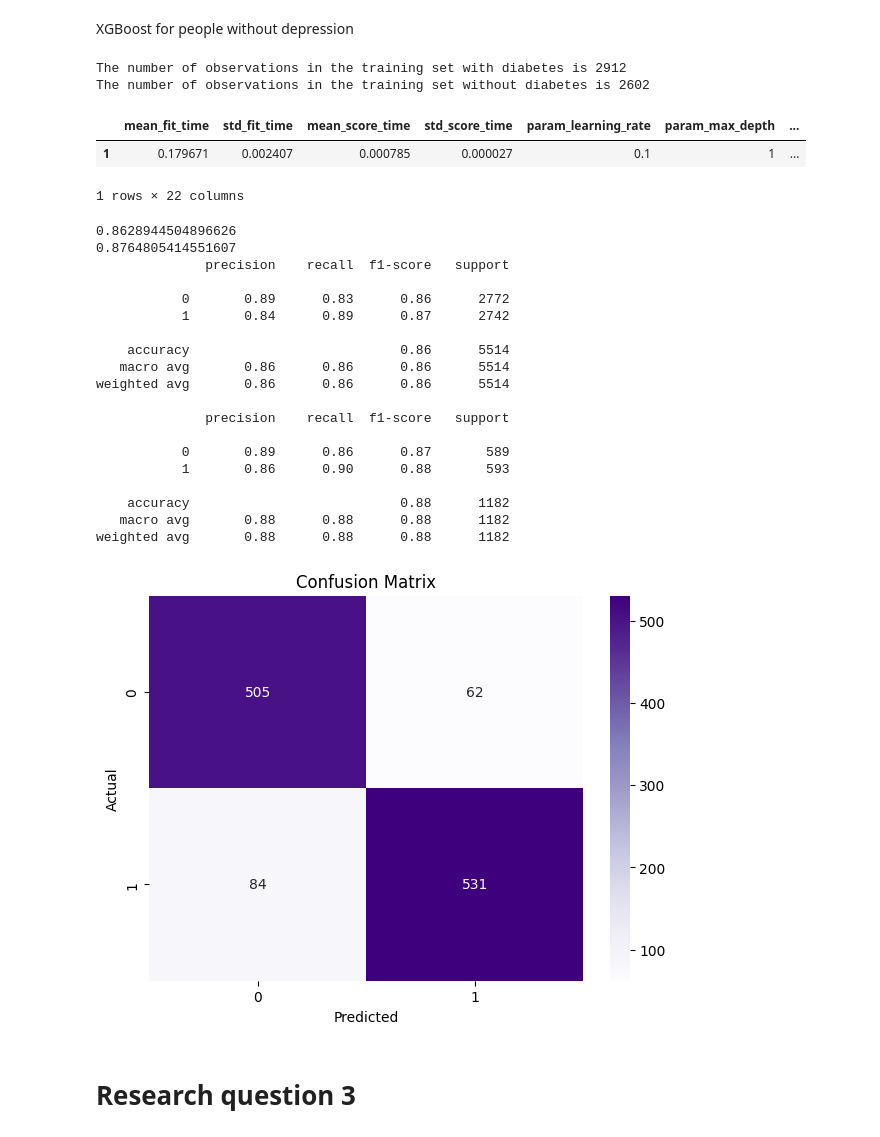
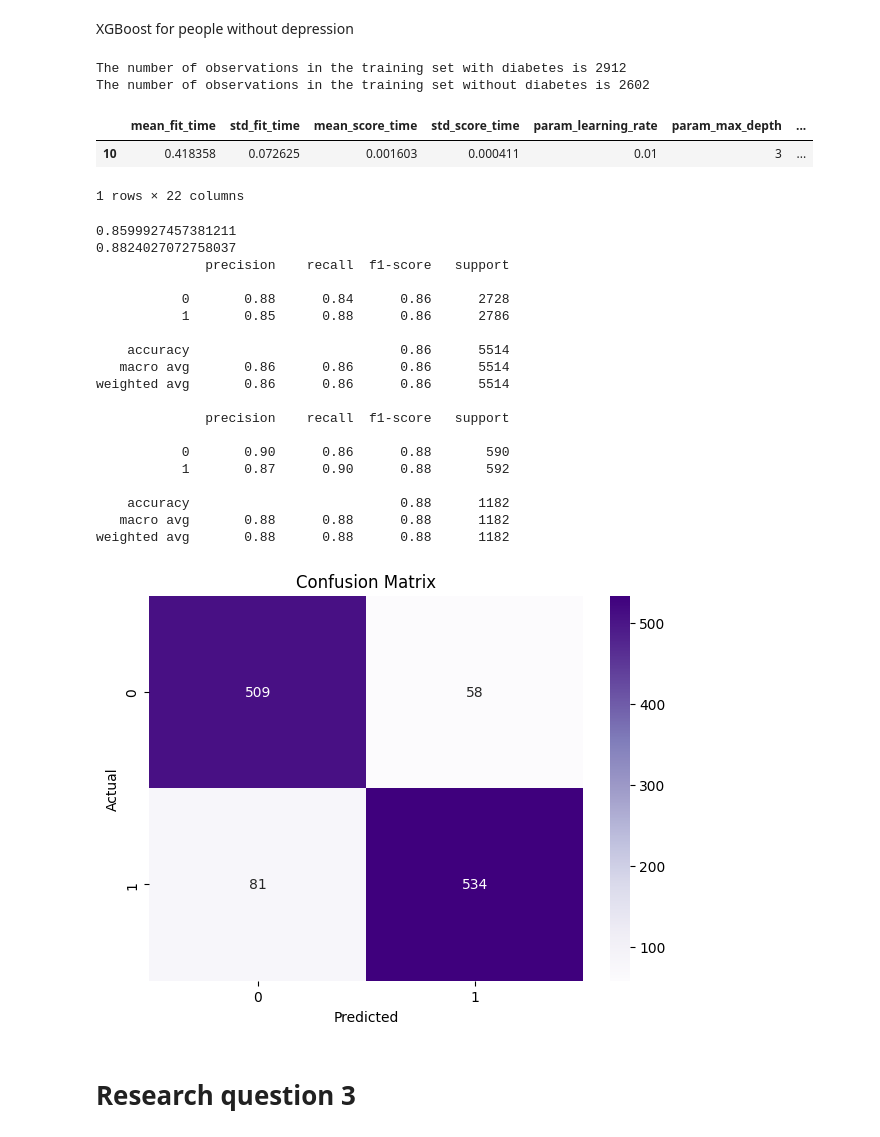
Before and after one commit to Yutong-Lu/A-Machine-Learning-Approach-for-Diabetes-Prediction-in-the-Canadian-Population, a Jupyter notebook: Updated_FINAL.ipynb, the cells around one changed output. Saved outputs shown, nothing was run; the diff lists cells and outputs as text; code cells hidden in the pictures.

```diff
--- a/Updated_FINAL.ipynb
+++ b/Updated_FINAL.ipynb
@@ -1196,37 +1203,37 @@ print(f'The number of observations in the training set without diabetes is {sum(
 # Imputation
 imputer = IterativeImputer(max_iter=10, random_state=42)
 X_train_filled_mice = imputer.fit_transform(X_train)
 X_val_filled_mice = imputer.transform(X_val)
 X_test_filled_mice = imputer.transform(X_test)
 
 # Initializing the Gradient Boosting Classifier with specified parameters
 model = GradientBoostingClassifier(n_estimators=100, learning_rate=1.0, max_depth=1)
 
 # Defining the hyperparameters to be tuned using GridSearchCV
 param_dist = {
-    "n_estimators" : [100, 200],
+    "n_estimators" : [100, 150, 200],
     "max_depth" : [1, 3, 5],
-    "min_samples_leaf" : [25, 50],
-    "learning_rate" : [.1,  .2]
+    "min_samples_leaf" : [10, 15, 20],
+    "learning_rate" : [0.01, 0.05, 0.1]
 }
 
 # Using StratifiedKFold for cross-validation, ensuring each fold has the same proportion of observations with each target value
 skf = StratifiedKFold(n_splits=10)
 
 # Setting up the GridSearchCV to find the best hyperparameters for the Gradient Boosting model
 random_search = GridSearchCV(model, param_grid=param_dist, cv=skf)
 
 # Fitting the GridSearchCV on the training data
 random_search.fit(X_val_filled_mice, y_val)
 
 # Storing and displaying the results of the grid search
 results = pd.DataFrame(random_search.cv_results_)
 results[results['rank_test_score'] == 1]
 # %% [output]
 The number of observations in the training set with diabetes is 2912
 The number of observations in the training set without diabetes is 2602
 |  | mean_fit_time | std_fit_time | mean_score_time | std_score_time | param_learning_rate | param_max_depth | ... |
-| 1 | 0.179671 | 0.002407 | 0.000785 | 0.000027 | 0.1 | 1 | ... |
+| 10 | 0.418358 | 0.072625 | 0.001603 | 0.000411 | 0.01 | 3 | ... |
 1 rows × 22 columns
 # %%
 # Updating the model's parameters with the best ones found from GridSearchCV
@@ -1258,12 +1265,12 @@ plt.ylabel('Actual')
 plt.title('Confusion Matrix')
 plt.show()
 # %% [output]
-0.8628944504896626
-0.8764805414551607
+0.8599927457381211
+0.8824027072758037
               precision    recall  f1-score   support
 
-           0       0.89      0.83      0.86      2772
-           1       0.84      0.89      0.87      2742
+           0       0.88      0.84      0.86      2728
+           1       0.85      0.88      0.86      2786
 
     accuracy                           0.86      5514
    macro avg       0.86      0.86      0.86      5514
@@ -1271,13 +1278,13 @@ weighted avg       0.86      0.86      0.86      5514
 
               precision    recall  f1-score   support
 
-           0       0.89      0.86      0.87       589
-           1       0.86      0.90      0.88       593
+           0       0.90      0.86      0.88       590
+           1       0.87      0.90      0.88       592
 
     accuracy                           0.88      1182
    macro avg       0.88      0.88      0.88      1182
 weighted avg       0.88      0.88      0.88      1182
-[figure, old version]
+[figure, new version]
 # %% [markdown]
 # Research question 3
 # %%
```
Also changed, not shown: parts of 10 cells of this notebook.
